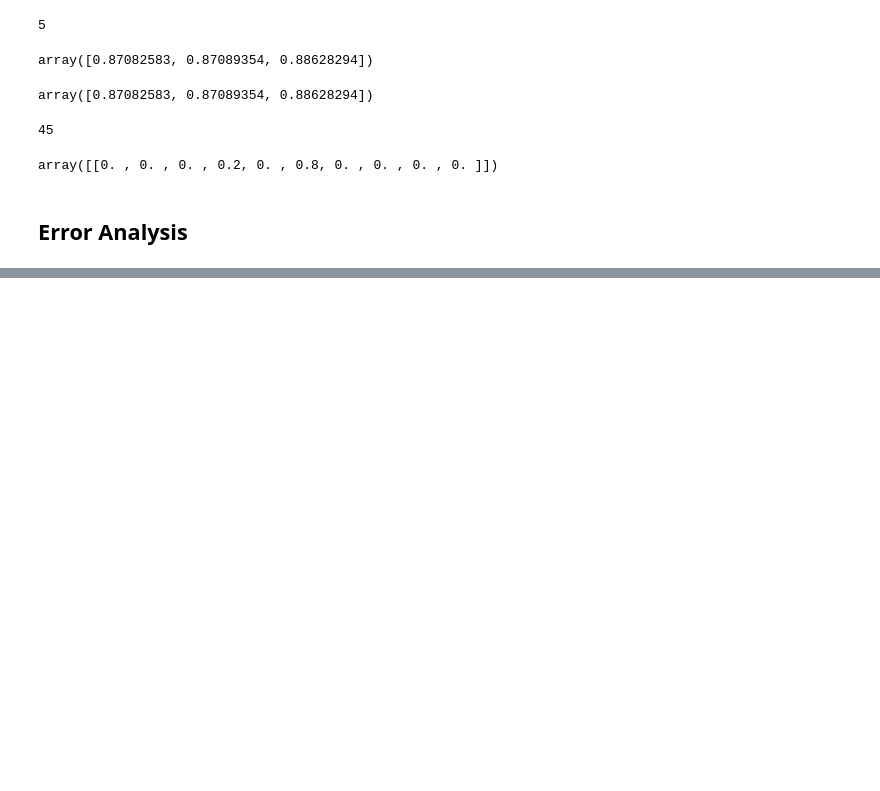
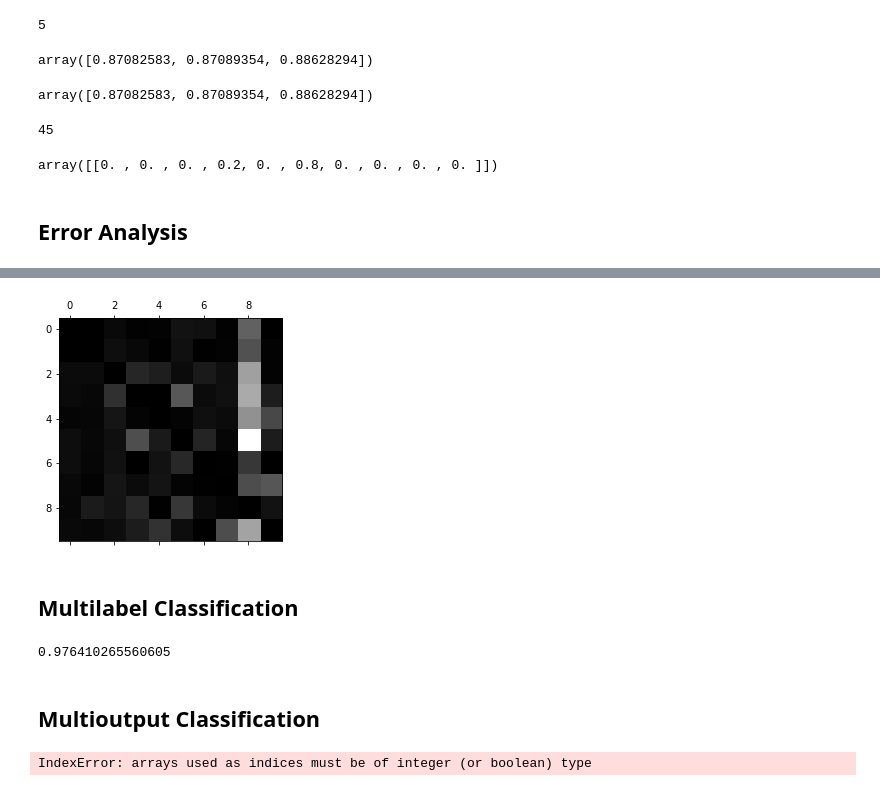
Before and after one commit to YueminLi/Learning-Paths, a Jupyter notebook: Hands-On Machine Learning/Chapter3_Classification.ipynb, the cells around one changed output, grey strips where cells are left out. Cells and saved outputs as stored; diff of their text form; code cells hidden in the pictures; blank space fills up the shorter version.

```diff
--- a/Hands-On Machine Learning/Chapter3_Classification.ipynb
+++ b/Hands-On Machine Learning/Chapter3_Classification.ipynb
@@ -233 +244,33 @@ plt.show()
 [figure]
+# %%
+# calculate error rates
+row_sums = conf_mx.sum(axis=1, keepdims=True)
+norm_conf_mx = conf_mx / row_sums
+
+# fill the diagonal with zeros
+np.fill_diagonal(norm_conf_mx, 0)
+plt.matshow(norm_conf_mx, cmap=plt.cm.gray)
+plt.show()
+# %% [output]
+[figure, added]
+# %% [markdown]
+## Multilabel Classification
+# %%
+from sklearn.neighbors import KNeighborsClassifier
+
+y_train_large = (y_train >= 7) # whether the digit is large (7,8,9)
+y_train_odd = (y_train % 2 == 1) # whether the digit is odd
+y_multilabel = np.c_[y_train_large, y_train_odd] # y_multilabel array containing two target labels for each digit
+
+knn_clf = KNeighborsClassifier()
+knn_clf.fit(X_train, y_multilabel)
+
+knn_clf.predict([some_digit]) # digit 5 is not large (False) and odd (True)
+
+# evaluate the classifier
+y_train_knn_pred = cross_val_predict(knn_clf, X_train, y_multilabel, cv=3)
+f1_score(y_multilabel, y_train_knn_pred, average='macro')
+# %% [output]
+0.976410265560605
+# %% [markdown]
+## Multioutput Classification
@@ -233,0 +288,6 @@ plt.show()
+# %%
+knn_clf.fit(X_train_mod, y_train_mod)
+clean_digit = knn_clf.predict([X_test_mod[some_digit]])
+plot_digit(clean_digit)
+# %% [output]
+IndexError: arrays used as indices must be of integer (or boolean) type
```
Also changed, not shown: parts of 3 cells of this notebook.
